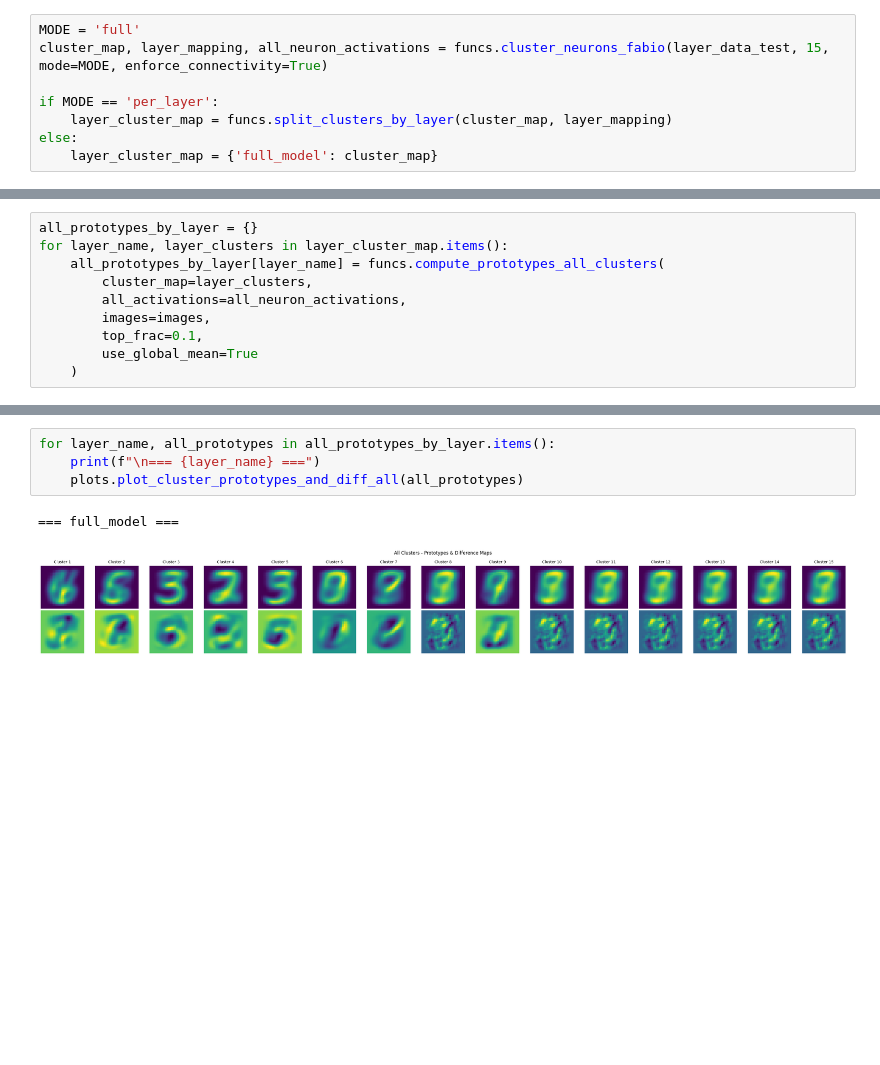
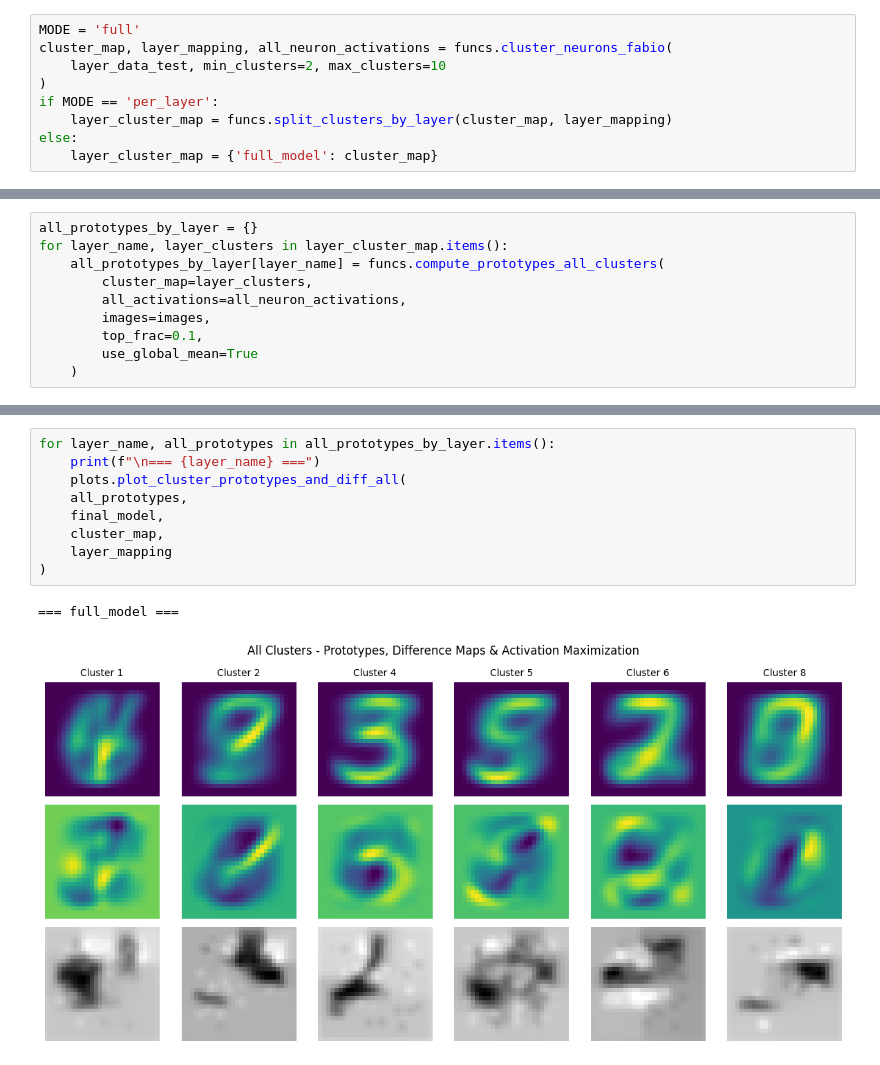
Before and after one commit to Iwe-Coumou/Project-ML, a Jupyter notebook: analysis.ipynb, the cells around one changed output, grey strips where cells are left out. Drawn from its saved outputs; the diff is of its cells as text; blank space fills up the shorter version.

```diff
--- a/analysis.ipynb
+++ b/analysis.ipynb
@@ -84,8 +84,9 @@ layer_3 has shape: torch.Size([192000, 19])
 ## CLustering
 # %%
 MODE = 'full'
-cluster_map, layer_mapping, all_neuron_activations = funcs.cluster_neurons_fabio(layer_data_test, 15, mode=MODE, enforce_connectivity=True)
-
+cluster_map, layer_mapping, all_neuron_activations = funcs.cluster_neurons_fabio(
+    layer_data_test, min_clusters=2, max_clusters=10
+)
 if MODE == 'per_layer':
     layer_cluster_map = funcs.split_clusters_by_layer(cluster_map, layer_mapping)
 else:
@@ -166,7 +176,12 @@ for layer_name, layer_clusters in layer_cluster_map.items():
 # %%
 for layer_name, all_prototypes in all_prototypes_by_layer.items():
     print(f"\n=== {layer_name} ===")
-    plots.plot_cluster_prototypes_and_diff_all(all_prototypes)
+    plots.plot_cluster_prototypes_and_diff_all(
+    all_prototypes,
+    final_model,
+    cluster_map,
+    layer_mapping
+)
 # %% [output]
 === full_model ===
-[figure, old version]
+[figure, new version]
```
Also changed, not shown: parts of 8 cells of this notebook, 8 other files.
